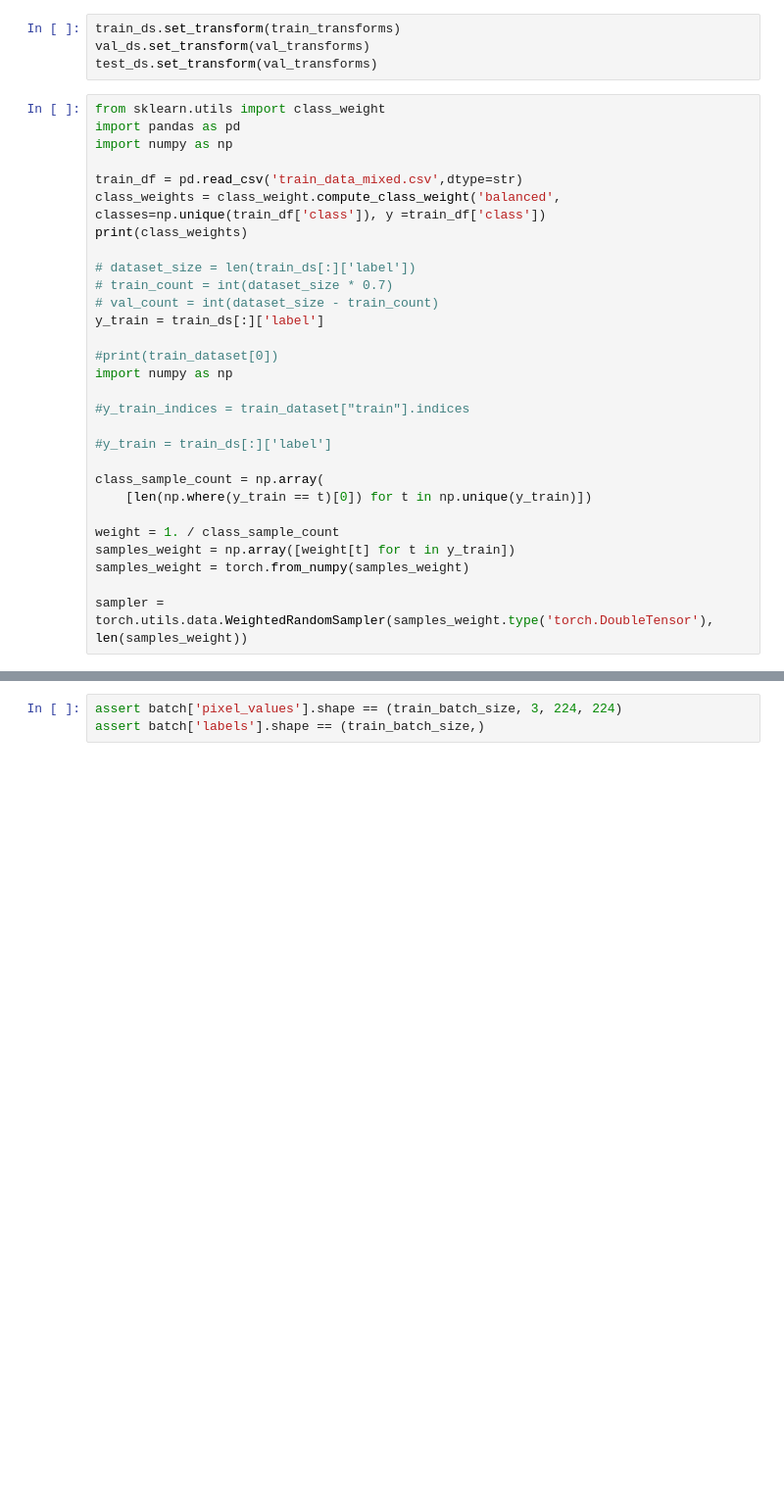
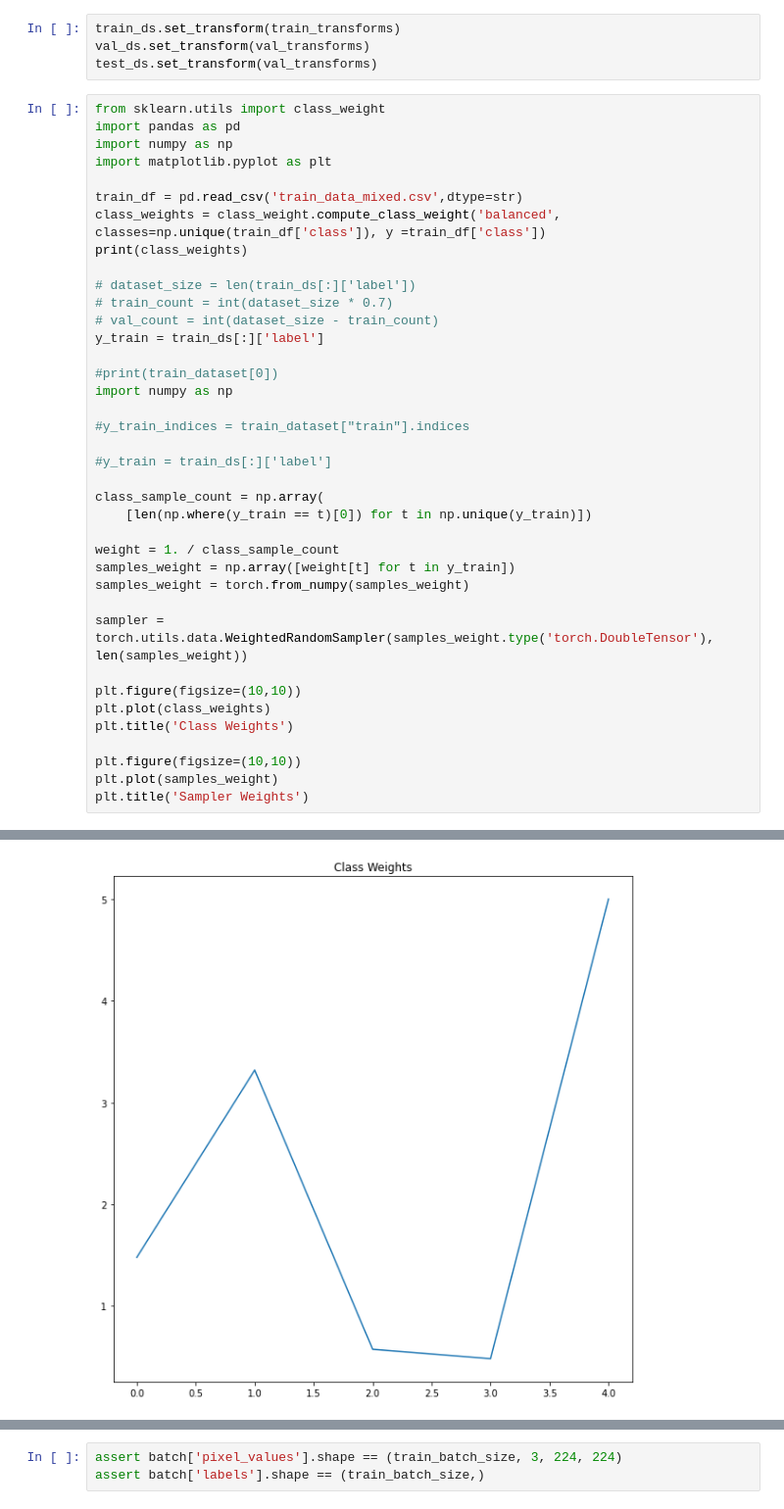
Before and after one commit to zwinkler/Automated-BCS, a Jupyter notebook: BEiT_py_lightning.ipynb, the cells around one changed output, grey strips where cells are left out. Shown: that part at 98% size. Drawn from its saved outputs; the diff is of its cells as text; blank space fills up the shorter version.

```diff
--- a/BEiT_py_lightning.ipynb
+++ b/BEiT_py_lightning.ipynb
@@ -78,6 +92,7 @@ test_ds.set_transform(val_transforms)
 from sklearn.utils import class_weight
 import pandas as pd
 import numpy as np
+import matplotlib.pyplot as plt
 
 train_df = pd.read_csv('train_data_mixed.csv',dtype=str)
 class_weights = class_weight.compute_class_weight('balanced', classes=np.unique(train_df['class']), y =train_df['class'])
@@ -103,5 +118,13 @@ samples_weight = np.array([weight[t] for t in y_train])
 samples_weight = torch.from_numpy(samples_weight)
 
 sampler = torch.utils.data.WeightedRandomSampler(samples_weight.type('torch.DoubleTensor'), len(samples_weight))
+
+plt.figure(figsize=(10,10))
+plt.plot(class_weights)
+plt.title('Class Weights')
+
+plt.figure(figsize=(10,10))
+plt.plot(samples_weight)
+plt.title('Sampler Weights')
 # %% [output]
 [1.47744511 3.31928251 0.57379845 0.48096166 5.00135135]
@@ -107,0 +132 @@ sampler = torch.utils.data.WeightedRandomSampler(samples_weight.type('torch.Doub
+[figure, added]
```
Also changed, not shown: parts of 17 cells of this notebook, 1 other file.
